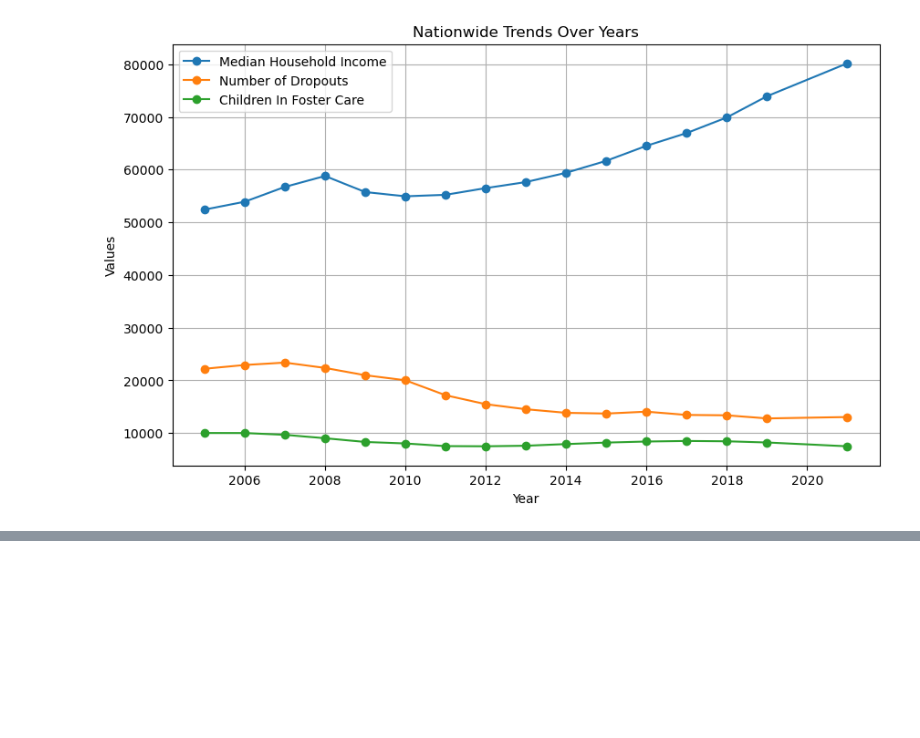
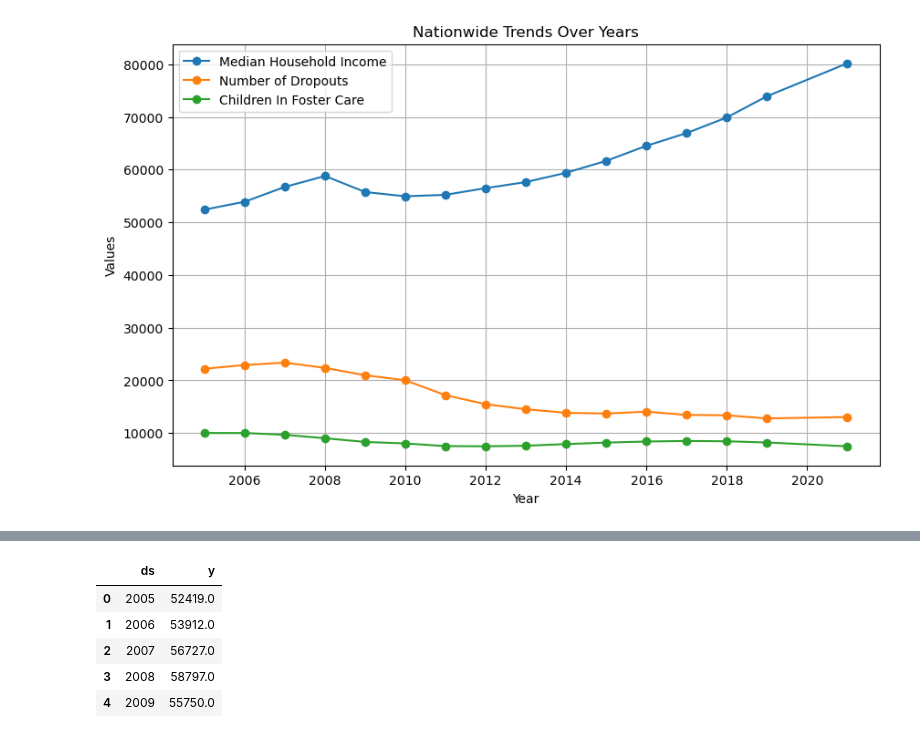
Before and after one commit to lordegraves/exploring_data_in_foster_care, a Jupyter notebook: DR_data_exploration.ipynb, the cells around one changed output, grey strips where cells are left out. Cells and saved outputs as stored; diff of their text form; code cells hidden in the pictures; blank space fills up the shorter version.

```diff
--- a/DR_data_exploration.ipynb
+++ b/DR_data_exploration.ipynb
@@ -614,0 +623,24 @@ plt.show()
+# %%
+#use prophet to make future projections
+#convert dataframes to prophet format, ds and y as column headers
+#merged_avg_df = merged_avg_df.reset_index()
+
+#make dataframes
+income_prophet_df = merged_avg_df[['Year', 'Median Household Income']]
+dropouts_prophet_df = merged_avg_df[['Year', 'Number of Dropouts']]
+in_foster_prophet_df = merged_avg_df[['Year', 'Children In Foster Care']]
+
+#rename columns
+income_prophet_df.columns = ['ds', 'y']
+dropouts_prophet_df.columns = ['ds', 'y']
+in_foster_prophet_df.columns = ['ds', 'y']
+
+#check
+income_prophet_df.head()
+# %% [output]
+|  | ds | y |
+| 0 | 2005 | 52419.0 |
+| 1 | 2006 | 53912.0 |
+| 2 | 2007 | 56727.0 |
+| 3 | 2008 | 58797.0 |
+| 4 | 2009 | 55750.0 |
```
Also changed, not shown: parts of 8 cells of this notebook.
